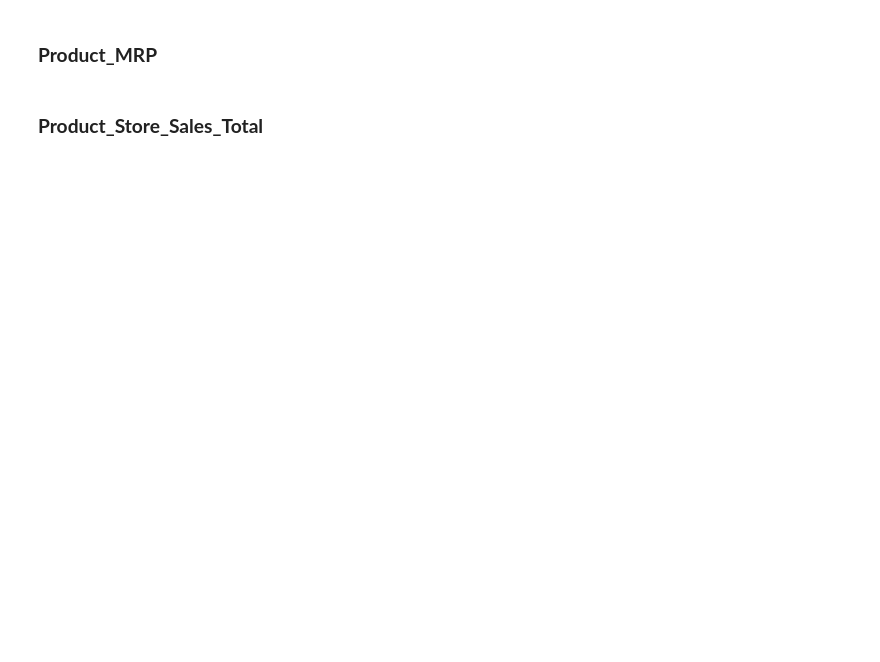
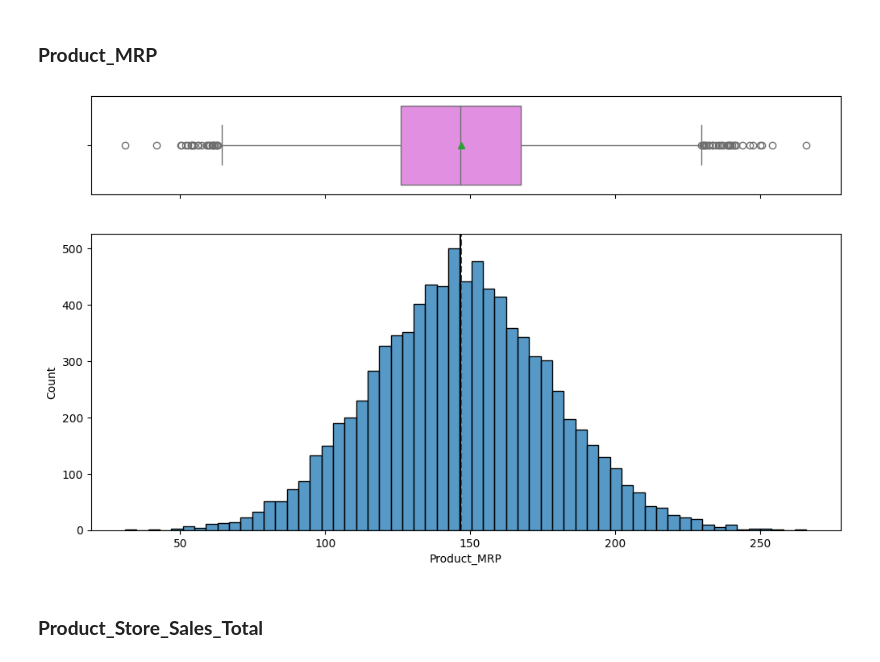
Before and after one commit to ajitbubu/new-speKart, a Jupyter notebook: Low_Code_SuperKart_Model_Deployment_Notebook.ipynb, the cells around one changed output. Cells and saved outputs as stored; diff of their text form; code cells hidden in the pictures; blank space fills up the shorter version.

```diff
--- a/Low_Code_SuperKart_Model_Deployment_Notebook.ipynb
+++ b/Low_Code_SuperKart_Model_Deployment_Notebook.ipynb
@@ -203,7 +293,10 @@ histogram_boxplot(data, "_____") #Complete the code to plot the boxplot and hist
 # %% [markdown]
 ### **Product_MRP**
 # %%
-histogram_boxplot(data, "_____") #Complete the code to plot the boxplot and histogram of Product_MRP
+histogram_boxplot(data, "Product_MRP")
+ #Complete the code to plot the boxplot and histogram of Product_MRP
+# %% [output]
+[figure, added]
 # %% [markdown]
 ### **Product_Store_Sales_Total**
 # %%
```
Also changed, not shown: parts of 71 cells of this notebook.
